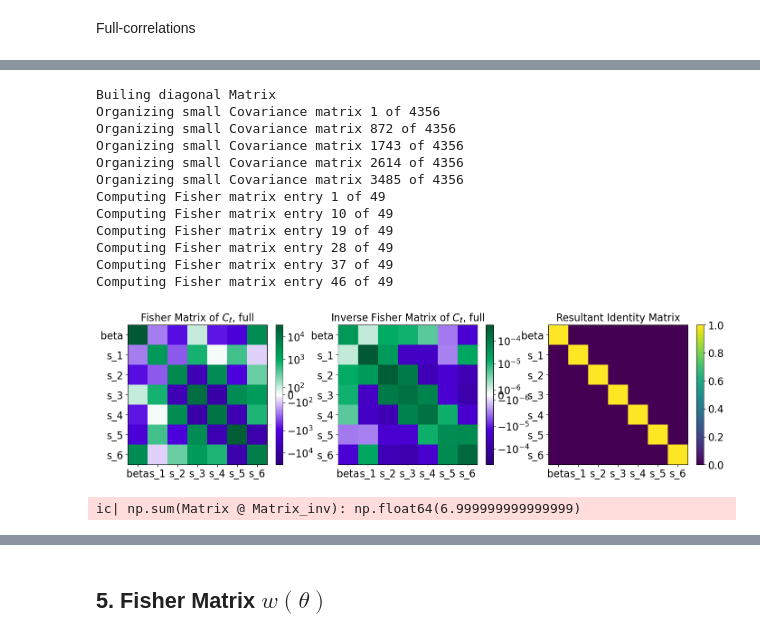
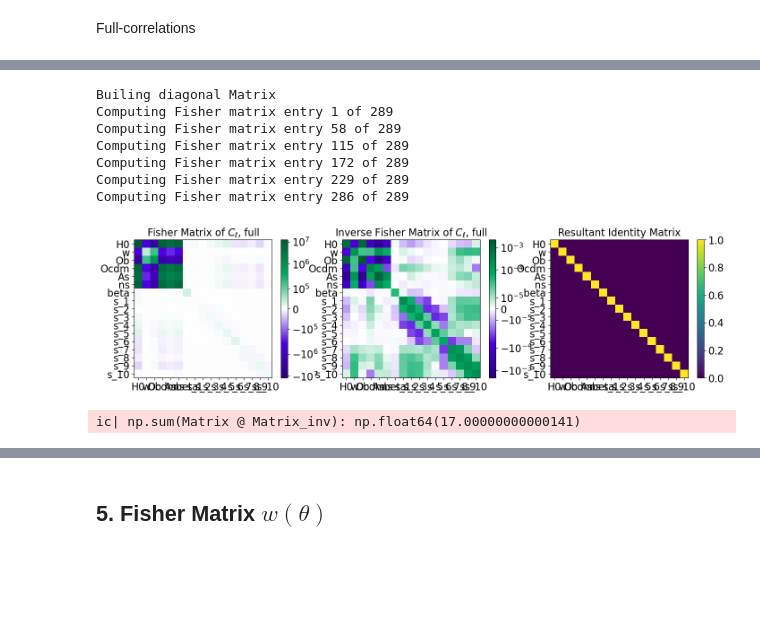
Before and after one commit to GreenTS27/Photo_Surveys-HI_IM-Fisher_Matrix, a Jupyter notebook: Fisher_Matrix_C_ell_vs_w_t.ipynb, the cells around one changed output, grey strips where cells are left out. Cells and saved outputs as stored; diff of their text form; code cells hidden in the pictures; blank space fills up the shorter version.

Commit message:
Functions of w theta, derivatives and CAMB were simplified.

```diff
--- a/Fisher_Matrix_C_ell_vs_w_t.ipynb
+++ b/Fisher_Matrix_C_ell_vs_w_t.ipynb
@@ -1555,16 +1592,20 @@ def Temp_HI(z):
     return 0.055919 + 0.23242 * z - 0.024136 * z**2
 
 
-# arr_z_central_MK = np.array( [0.45, 0.55, 0.65, 0.75, 0.85, 0.95, 1.05, 1.15, 1.25, 1.35] )
-arr_z_central_MK = np.array( [0.45, 0.65, 0.85, 1.05, 1.25] )
+# arr_z_central_MK = np.array( [0.5, 0.6, 0.7, 0.8, 0.9, 1.0, 1.1, 1.2, 1.3, 1.4] )
+# bin_width_MK = 0.1
+
+arr_z_central_MK = np.array( [0.5, 0.7, 0.9, 1.1, 1.3] )
 bin_width_MK = 0.2
+
 sigma_z_MK = 10**-3
 
 nu_ref = 1420.0 # MHz, frequency of the HI line
 arr_nu_central_MK = nu_ref / (arr_z_central_MK+1)
 
 # f_sky_MK = np.around(1/2 * (1 - np.cos( np.radians(np.sqrt(4000)) )), 3 )
-area_obs_MK = 4000 # deg^2 max sky coverage
+# area_obs_MK = 4000 # deg^2 max sky coverage
+area_obs_MK = 10000 # deg^2 max sky coverage
 f_sky_MK = (area_obs_MK * deg2_to_str) / (area_total_sky)
 
 ic(f_sky_MK)
@@ -1791,16 +1835,16 @@ ic| f_sky_SKA: 0.48481368110953593
 Choose Surveys to analyse
 # %%
 ### Galaxy Surveys
-Survey_Gal = "Euclid"
-# Survey_Gal = "DES"
+# Survey_Gal = "Euclid"
+Survey_Gal = "DES"
 # Survey_Gal = "LSST"
 
-N_bins_Gal = 10
+N_bins_Gal = 6
 
 
 ### HI Surveys
-# Survey_HI = "Meerkat"
-Survey_HI = "SKA"
+Survey_HI = "Meerkat"
+# Survey_HI = "SKA"
 
 N_bins_HI  = 5
 # %% [markdown]
@@ -1913,15 +1957,20 @@ for index_zc in range(N_bins_Total):
         # arr_sigma_z[index_zc] = (sigma_nu)/ (nu_obs_val) * (1 + arr_z_central[index_zc])
         # ic(sigma_nu / nu_obs_val)
 
-
-# ic(arr_sigma_z)
 # ic(arr_sigma_z)
 
-# arr_zs = np.linspace(0, 1.75, 1000)
-arr_zs = np.arange(np.max( [0, np.min(arr_z_central) - 2*np.max(arr_bin_width) ]),
-                   np.max(arr_z_central) + np.max(arr_bin_width),
+# arr_zs = np.arange(0, 10, 10**-4)
+arr_zs = np.arange(np.max( [0, np.min(arr_z_central) - 3*np.max(arr_bin_width) ]),
+                   np.max(arr_z_central) + 3*np.max(arr_bin_width),
                    10**-4)
 ic(len(arr_zs))
+# dic_arr_zs = {}
+# for index_zc, z_c in enumerate(arr_z_central):
+#     dic_arr_zs[index_zc] = np.arange(np.max( [0, z_c - 2*np.max(arr_bin_width) ]),
+#                                      z_c + 2*np.max(arr_bin_width),
+#                                      10**-4)
+
+
 
 dic_Window  = Window_func_Gal_HI(arr_zs, arr_z_central, z0_value, N_gal_value,
                                 arr_sigma_val=arr_sigma_z, arr_bin_width=arr_bin_width,
@@ -2384,11 +2443,11 @@ Cov Matrix Calculated!
 #                                             dic_mag_bias, dic_Cosm_param, C_ells_CAMB_HI,
 #                                             bias_func_Gal=gal_bias_DES, bias_func_HI=bias_HI, dic_Gal_HI_id=dic_Gal_HI_id )
 # %%
-pars = default_parameters_CAMB(dic_cosmology=dic_cosmology)
+pars = Cosm_parameters_CAMB(dic_cosmology=dic_cosmology)
 
 dic_derivatives_full = Fisher_derivative_Gal_HI(Data_arr_indices_full, arr_z_central, arr_zs, dic_Window,
                                             full_l_min, full_l_max,
-                                            dic_mag_bias, dic_gal_bias, dic_Cosm_param, C_ells_CAMB_derive,
+                                            dic_mag_bias, dic_gal_bias, dic_Cosm_param, C_ells_CAMB_HI,
                                             ell_step=ell_step, dic_Gal_HI_id=dic_Gal_HI_id,
                                             dic_cosmology=dic_cosmology, Temp_HI_func=Temp_HI,
                                             verbose=True )
@@ -2447,34 +2523,31 @@ ic| save_filename: 'DES_6zbins_SKA_5zbins_only_sz_beta'
 # %%
 # Calculating matrix
 # Fish_Cl_full = Fisher_Matrix_Cl_better(Data_arr_indices_full, dic_Cosm_param, Cov_Matrix, dic_derivatives,
 #                                 full_l_min, l_min, full_l_max, l_max, dic_f_sky, dic_Gal_HI_id=dic_Gal_HI_id,
 #                                 ell_step=ell_step, verbose=True)
-dic_f_sky["HI"] = f_sky_MK
+# list_CosmP_log = [ "H0", "Ob", "Ocdm", "As"]
+list_CosmP_log = [ "H0", "Ob", "Ocdm", "As" ]
+
 Fish_Cl_full = Fisher_Matrix_Cl_better(Data_arr_indices_full, dic_Cosm_param, Cov_Matrix_both, dic_derivatives_both,
                                 full_l_min, l_min, full_l_max, l_max, dic_f_sky, dic_Gal_HI_id=dic_Gal_HI_id,
-                                ell_step=ell_step, verbose=True)
+                                ell_step=ell_step, list_CosmP_log=list_CosmP_log, verbose=True)
 
 # Ploting Matrix
 Visualising_F_Matrices( Fish_Cl_full, dic_Cosm_param,
                         list_titles=[r"Fisher Matrix of $C_\ell$, full",r"Inverse Fisher Matrix of $C_\ell$, full",
                                     "Resultant Identity Matrix"])
 
 # Saving data
 df_Cl_full = pd.DataFrame(data=Fish_Cl_full.astype(float))
 df_Cl_full.to_csv(F"{folder_name}FisherM_Cl_full_{save_filename}.csv", sep=' ', header=False, float_format='%.8g', index=False)
 # %% [output]
 Builing diagonal Matrix
-Organizing small Covariance matrix 1 of 4356
-Organizing small Covariance matrix 872 of 4356
-Organizing small Covariance matrix 1743 of 4356
-Organizing small Covariance matrix 2614 of 4356
-Organizing small Covariance matrix 3485 of 4356
-Computing Fisher matrix entry 1 of 49
-Computing Fisher matrix entry 10 of 49
-Computing Fisher matrix entry 19 of 49
-Computing Fisher matrix entry 28 of 49
-Computing Fisher matrix entry 37 of 49
-Computing Fisher matrix entry 46 of 49
+Computing Fisher matrix entry 1 of 289
+Computing Fisher matrix entry 58 of 289
+Computing Fisher matrix entry 115 of 289
+Computing Fisher matrix entry 172 of 289
+Computing Fisher matrix entry 229 of 289
+Computing Fisher matrix entry 286 of 289
-[figure, old version]
+[figure, new version]
-ic| np.sum(Matrix @ Matrix_inv): np.float64(6.999999999999999)
+ic| np.sum(Matrix @ Matrix_inv): np.float64(17.00000000000141)
 # %%
```
Also changed, not shown: parts of 43 cells of this notebook.
